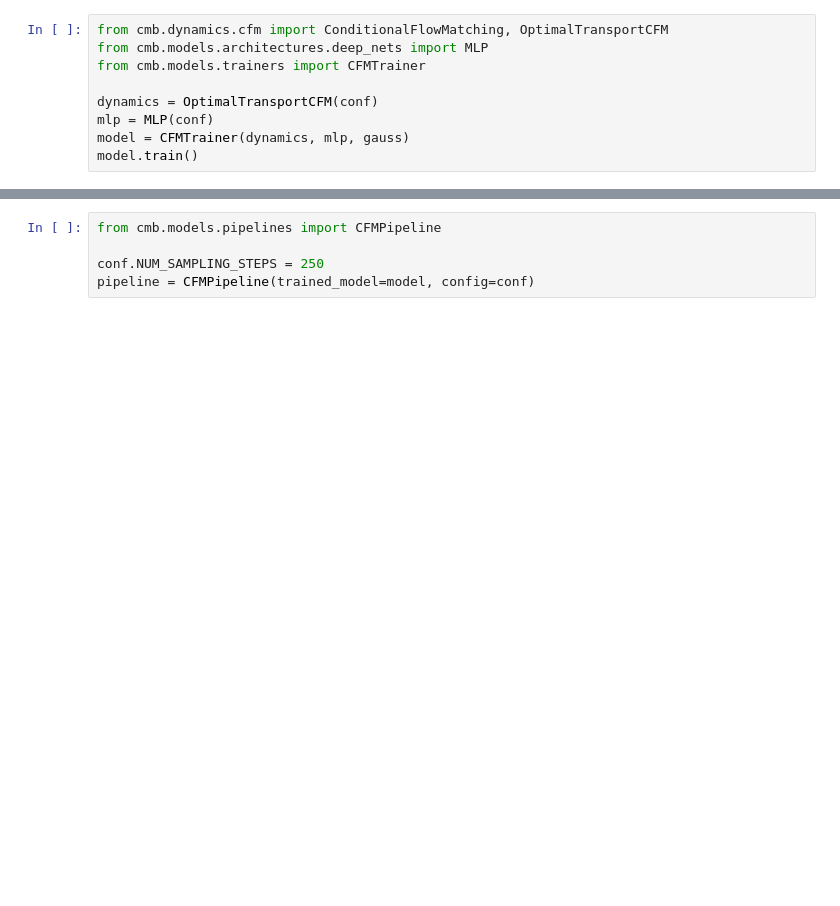
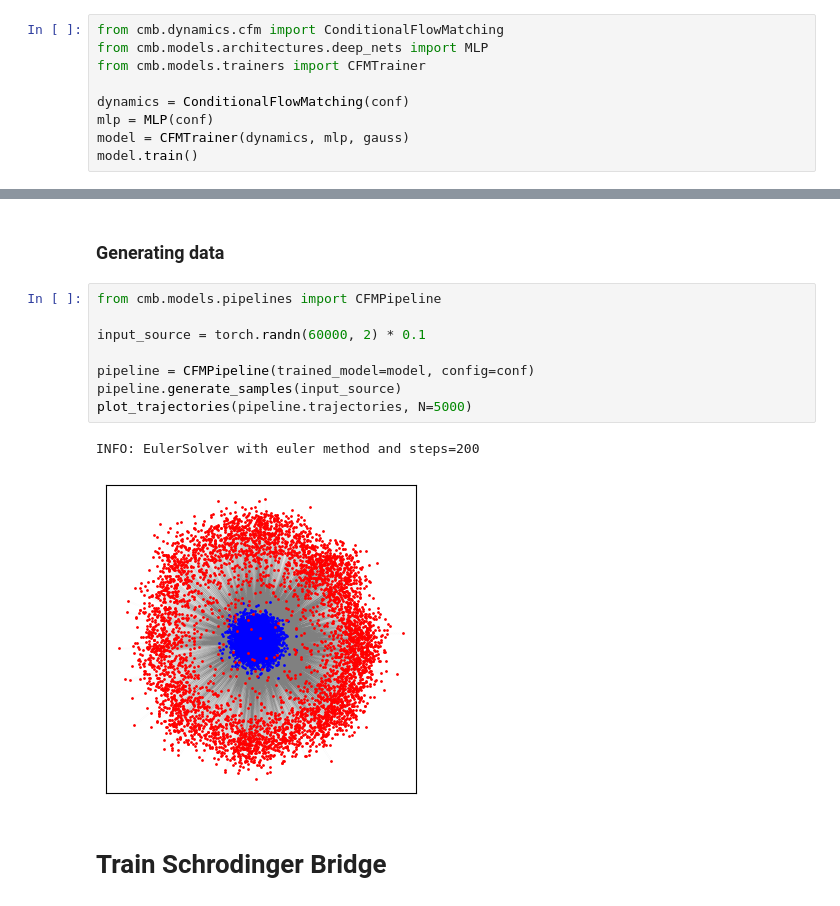
Before and after one commit to dfaroughy/CMB, a Jupyter notebook: experiments/gaussians.ipynb, the cells around one changed output, grey strips where cells are left out. Cells and saved outputs as stored; diff of their text form; blank space fills up the shorter version.

```diff
--- a/experiments/gaussians.ipynb
+++ b/experiments/gaussians.ipynb
@@ -112,9 +117,9 @@ plt.show()
 # %%
-from cmb.dynamics.cfm import ConditionalFlowMatching, OptimalTransportCFM
+from cmb.dynamics.cfm import ConditionalFlowMatching
 from cmb.models.architectures.deep_nets import MLP
 from cmb.models.trainers import CFMTrainer
 
-dynamics = OptimalTransportCFM(conf)
+dynamics = ConditionalFlowMatching(conf)
 mlp = MLP(conf)
 model = CFMTrainer(dynamics, mlp, gauss)
 model.train()
@@ -132,5 +137,15 @@ INFO: train size: 8000, validation size: 0, testing sizes: 0
+# %% [markdown]
+### Generating data
 # %%
 from cmb.models.pipelines import CFMPipeline
 
-conf.NUM_SAMPLING_STEPS = 250
+input_source = torch.randn(60000, 2) * 0.1
+
 pipeline = CFMPipeline(trained_model=model, config=conf)
+pipeline.generate_samples(input_source)
+plot_trajectories(pipeline.trajectories, N=5000)
+# %% [output]
+INFO: EulerSolver with euler method and steps=200
+[figure, added]
+# %% [markdown]
+# Train Schrodinger Bridge
```
Also changed, not shown: parts of 18 cells of this notebook, 17 other files.
